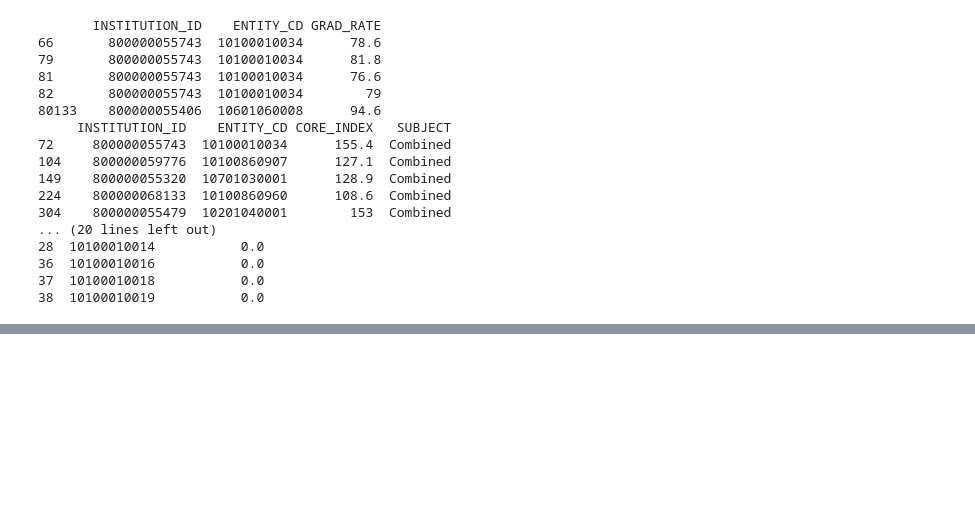
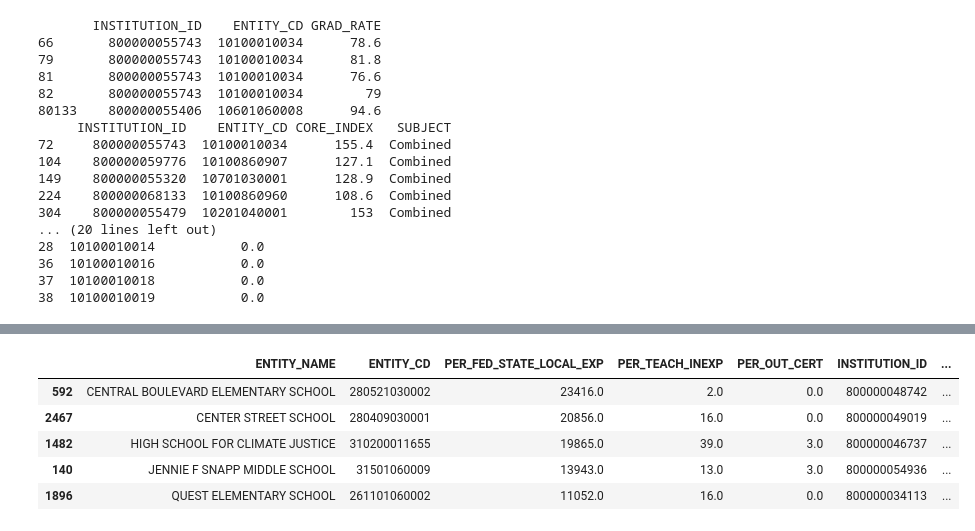
Before and after one commit to Finer-Things/2023_Erdos_Institute_Bootcamp_Education, a Jupyter notebook: EDA/Exploring data_Leann-checkpoint_merve.ipynb, the cells around one changed output, grey strips where cells are left out. Cells and saved outputs as stored; diff of their text form; code cells hidden in the pictures; blank space fills up the shorter version.

```diff
--- a/EDA/Exploring data_Leann-checkpoint_merve.ipynb
+++ b/EDA/Exploring data_Leann-checkpoint_merve.ipynb
@@ -209,6 +214,15 @@ def merge_function(left_df, right_df):
 
 # Merge 'em!
 df = reduce(merge_function, data_frames_to_merge)
+# %%
+df.sample(5)
+# %% [output]
+|  | ENTITY_NAME | ENTITY_CD | PER_FED_STATE_LOCAL_EXP | PER_TEACH_INEXP | PER_OUT_CERT | INSTITUTION_ID | ... |
+| 592 | CENTRAL BOULEVARD ELEMENTARY SCHOOL | 280521030002 | 23416.0 | 2.0 | 0.0 | 800000048742 | ... |
+| 2467 | CENTER STREET SCHOOL | 280409030001 | 20856.0 | 16.0 | 0.0 | 800000049019 | ... |
+| 1482 | HIGH SCHOOL FOR CLIMATE JUSTICE | 310200011655 | 19865.0 | 39.0 | 3.0 | 800000046737 | ... |
+| 140 | JENNIE F SNAPP MIDDLE SCHOOL | 31501060009 | 13943.0 | 13.0 | 3.0 | 800000054936 | ... |
+| 1896 | QUEST ELEMENTARY SCHOOL | 261101060002 | 11052.0 | 16.0 | 0.0 | 800000034113 | ... |
 # %%
 #df.sample(50)
 #df.shape
```
Also changed, not shown: parts of 7 cells of this notebook, 1 other file.
